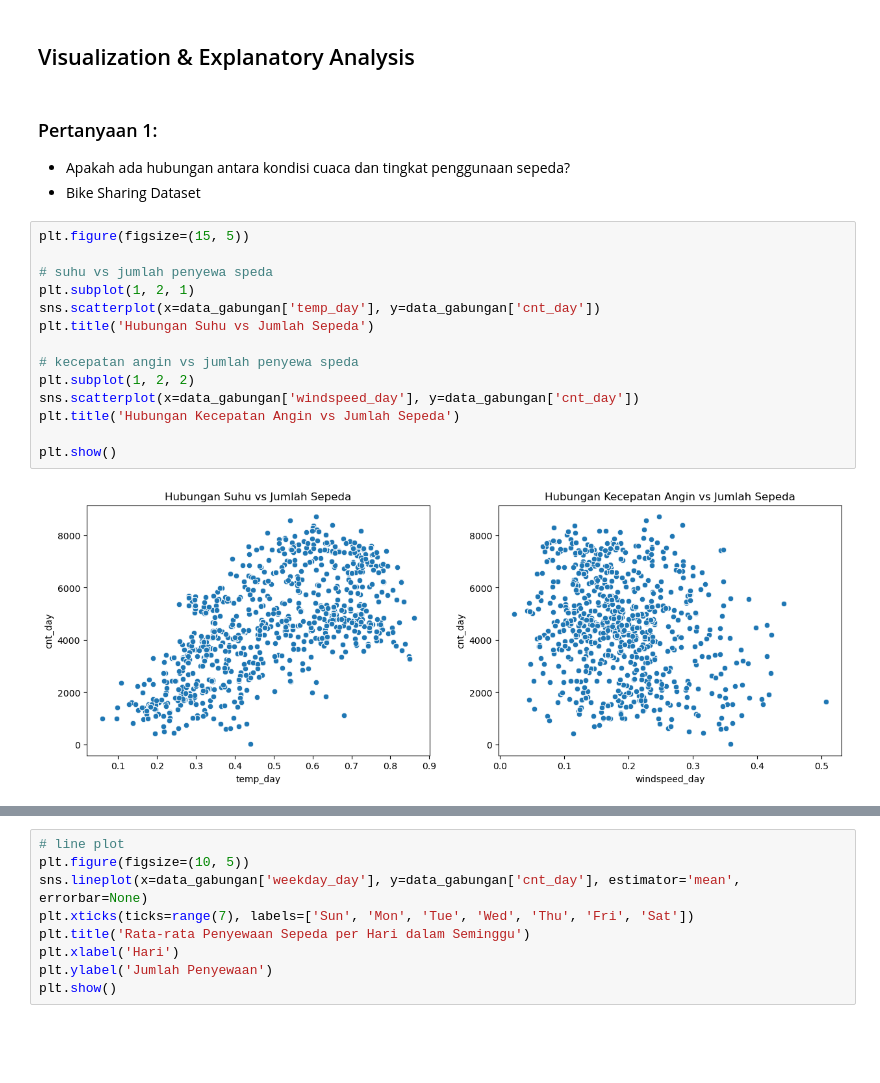
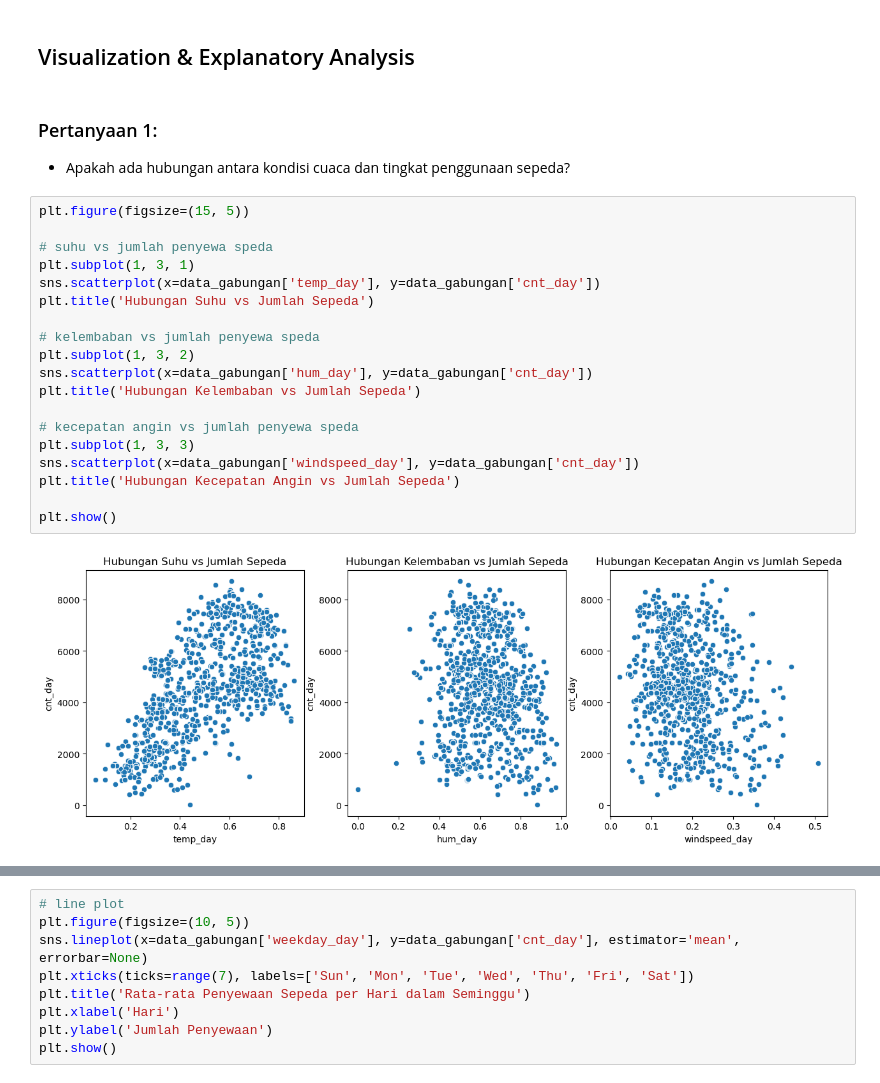
Before and after one commit to UndefinedE02/Bike-sharing-analisis, a Jupyter notebook: Proyek_Analisis_Data.ipynb, the cells around one changed output, grey strips where cells are left out. Cells and saved outputs as stored; diff of their text form; blank space fills up the shorter version.

```diff
--- a/Proyek_Analisis_Data.ipynb
+++ b/Proyek_Analisis_Data.ipynb
@@ -269,22 +291,26 @@ data_gabungan.groupby(by='windspeed_day').agg({
 # %% [markdown]
 ### Pertanyaan 1:
 - Apakah ada hubungan antara kondisi cuaca dan tingkat penggunaan sepeda?
-- Bike Sharing Dataset
 # %%
 plt.figure(figsize=(15, 5))
 
 # suhu vs jumlah penyewa speda
-plt.subplot(1, 2, 1)
+plt.subplot(1, 3, 1)
 sns.scatterplot(x=data_gabungan['temp_day'], y=data_gabungan['cnt_day'])
 plt.title('Hubungan Suhu vs Jumlah Sepeda')
 
+# kelembaban vs jumlah penyewa speda
+plt.subplot(1, 3, 2)
+sns.scatterplot(x=data_gabungan['hum_day'], y=data_gabungan['cnt_day'])
+plt.title('Hubungan Kelembaban vs Jumlah Sepeda')
+
 # kecepatan angin vs jumlah penyewa speda
-plt.subplot(1, 2, 2)
+plt.subplot(1, 3, 3)
 sns.scatterplot(x=data_gabungan['windspeed_day'], y=data_gabungan['cnt_day'])
 plt.title('Hubungan Kecepatan Angin vs Jumlah Sepeda')
 
 plt.show()
 # %% [output]
-[figure, old version]
+[figure, new version]
 # %%
 # hubungan cuaca dan jumlah penyewaan sepeda
```
Also changed, not shown: parts of 3 cells of this notebook, 1 other file.
